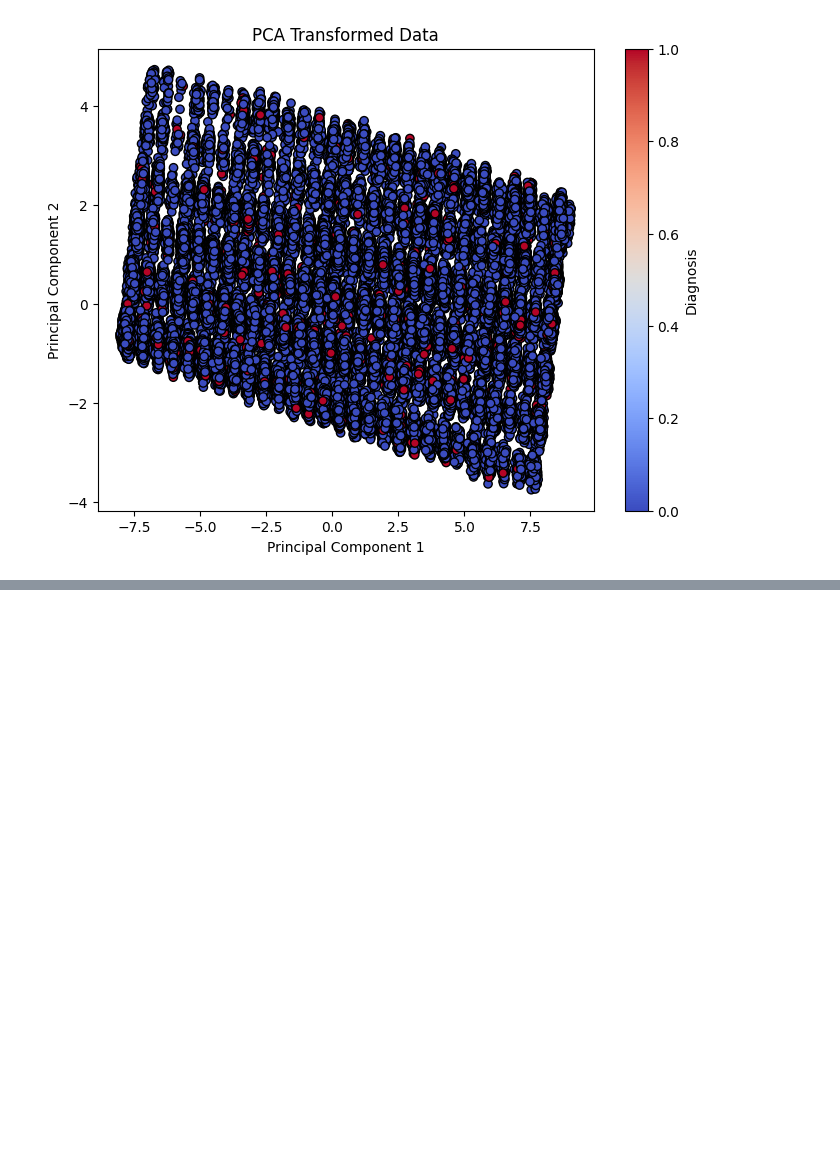
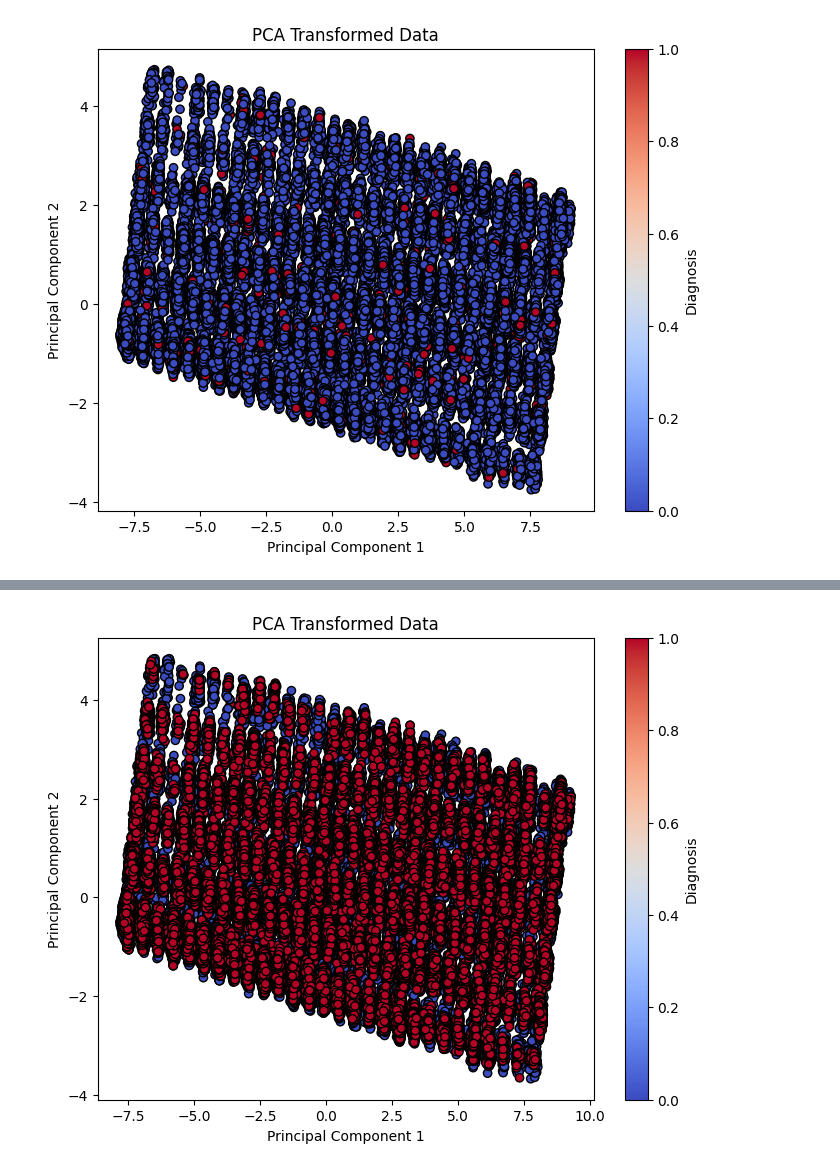
Before and after one commit to shoshano/Programing_for_data_science, a Jupyter notebook: Assignment4/eda_preprocesed_data.ipynb, the cells around one changed output, grey strips where cells are left out. Saved outputs shown, nothing was run; the diff lists cells and outputs as text; code cells hidden in the pictures; blank space fills up the shorter version.

```diff
--- a/Assignment4/eda_preprocesed_data.ipynb
+++ b/Assignment4/eda_preprocesed_data.ipynb
@@ -119,0 +127,2 @@ sns.heatmap(train_data.corr(), fmt='.2g', annot=True)
+# %%
+train_data.drop('fr_Al_COO',inplace=True, axis=1)
@@ -147,0 +161,4 @@ plt.show()
+# %%
+smote = SMOTE(random_state=42)
+X_train_smote, y_train_smote = smote.fit_resample(x_data, y_data)
+print("Size of X_data resample:", len(X_train_smote))
@@ -147,0 +195,13 @@ plt.show()
+# %%
+pca = PCA(n_components=2)
+X_pca = pca.fit_transform(X_train_smote)
+
+plt.figure(figsize=(8,6))
+plt.scatter(X_pca[:, 0], X_pca[:, 1], c=y_train_smote, cmap='coolwarm', edgecolor='k')
+plt.xlabel("Principal Component 1")
+plt.ylabel("Principal Component 2")
+plt.title("PCA Transformed Data")
+plt.colorbar(label="Diagnosis")
+plt.show()
+# %% [output]
+[figure, added]
```
Also changed, not shown: parts of 11 cells of this notebook, 2 other files.
